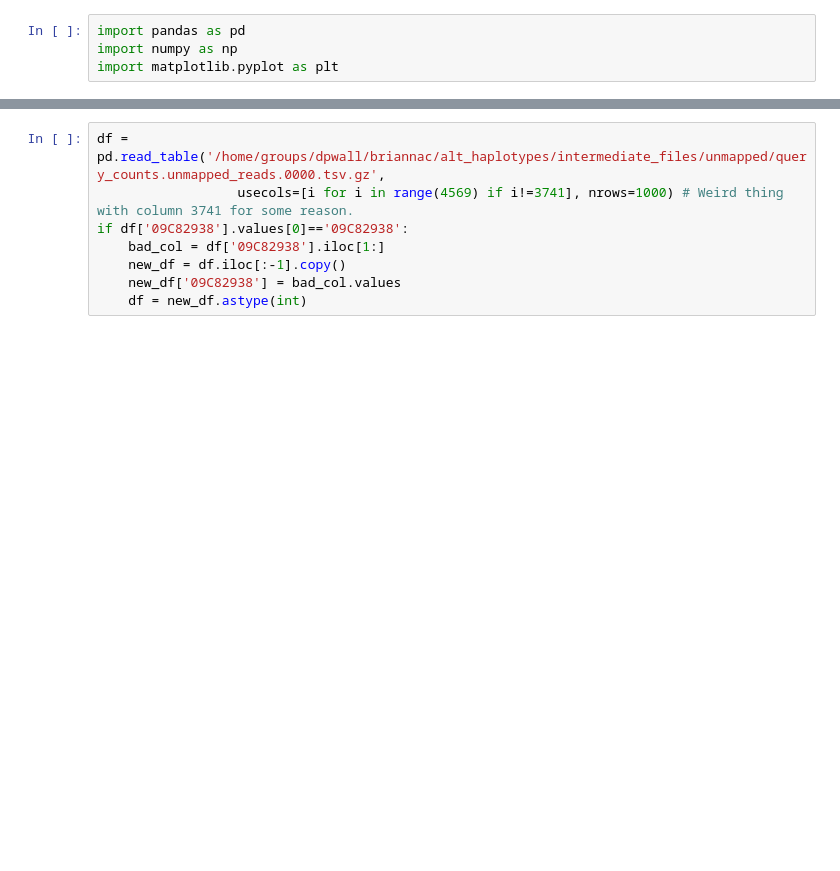
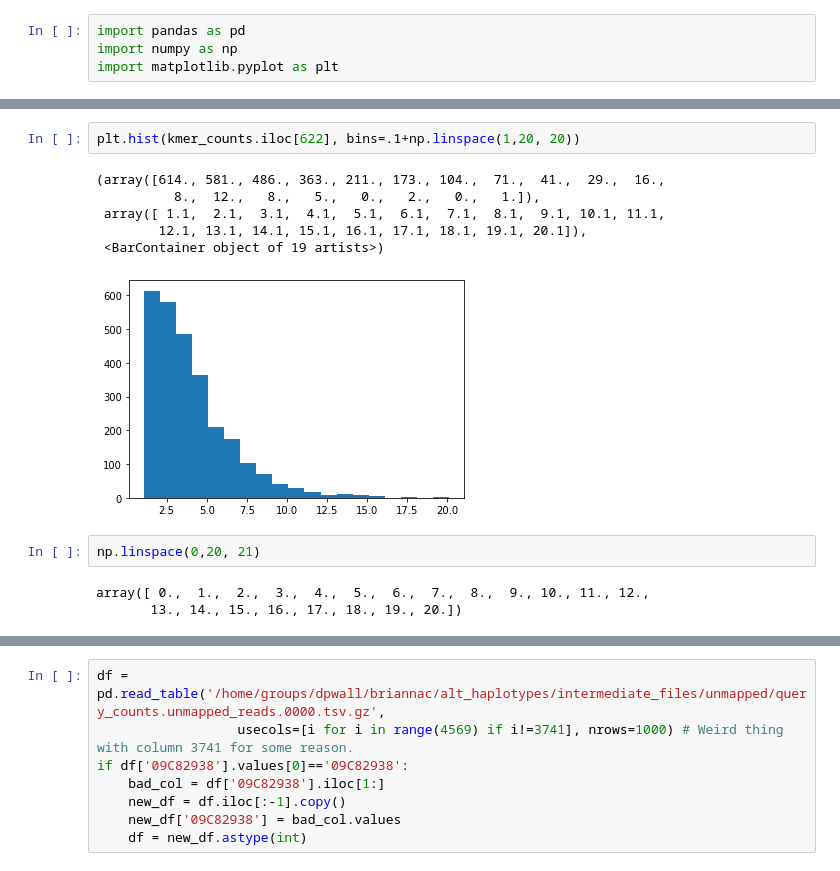
Before and after one commit to briannachrisman/alt_haplotypes, a Jupyter notebook: src/collect_kmers/scratch.ipynb, the cells around one changed output, grey strips where cells are left out. Saved outputs shown, nothing was run; the diff lists cells and outputs as text; blank space fills up the shorter version.

```diff
--- a/src/collect_kmers/scratch.ipynb
+++ b/src/collect_kmers/scratch.ipynb
@@ -14,0 +44,14 @@ len(not_fin)
+# %%
+plt.hist(kmer_counts.iloc[622], bins=.1+np.linspace(1,20, 20))
+# %% [output]
+(array([614., 581., 486., 363., 211., 173., 104.,  71.,  41.,  29.,  16.,
+          8.,  12.,   8.,   5.,   0.,   2.,   0.,   1.]),
+ array([ 1.1,  2.1,  3.1,  4.1,  5.1,  6.1,  7.1,  8.1,  9.1, 10.1, 11.1,
+        12.1, 13.1, 14.1, 15.1, 16.1, 17.1, 18.1, 19.1, 20.1]),
+ <BarContainer object of 19 artists>)
+[figure, added]
+# %%
+np.linspace(0,20, 21)
+# %% [output]
+array([ 0.,  1.,  2.,  3.,  4.,  5.,  6.,  7.,  8.,  9., 10., 11., 12.,
+       13., 14., 15., 16., 17., 18., 19., 20.])
```
Also changed, not shown: parts of 19 cells of this notebook, 22 other files.
